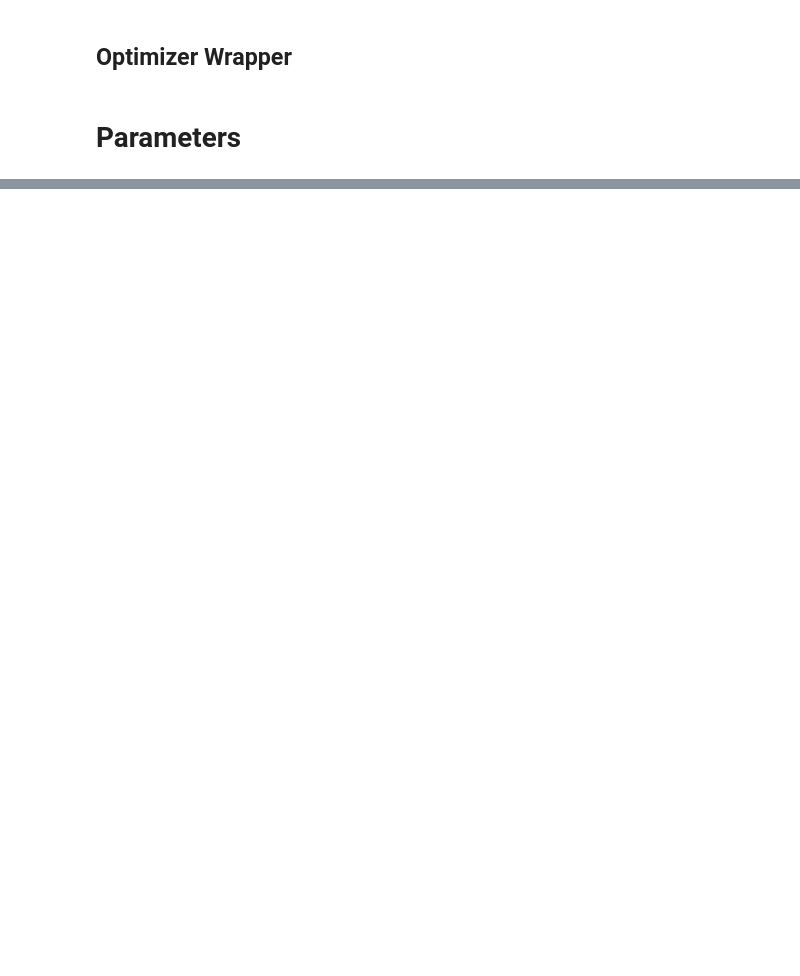
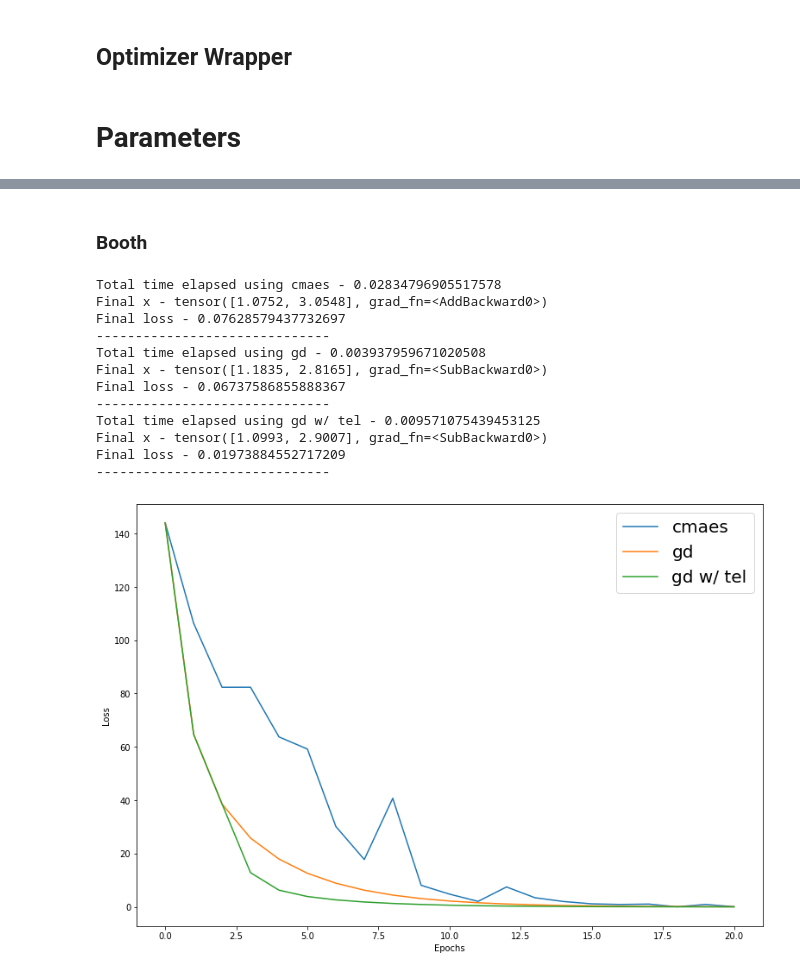
Before and after one commit to guyzam1r/optimization-research, a Jupyter notebook: Optimization.ipynb, the cells around one changed output, grey strips where cells are left out. Drawn from its saved outputs; the diff is of its cells as text; code cells hidden in the pictures; blank space fills up the shorter version.

```diff
--- a/Optimization.ipynb
+++ b/Optimization.ipynb
@@ -507,0 +735,22 @@ Final x: tensor([0.9989, 0.9979, 0.9958, 0.9915, 0.9831], grad_fn=<SubBackward0>
+# %% [markdown]
+### Booth
+# %%
+ts = [[],[],[2]]
+changes = [["gd","lr",0.08], ["cmaes","s",0.5]]
+x_init = torch.tensor([5.0,-5.0],requires_grad=True)
+epochs = 20
+loss_vs_epochs(booth, ["cmaes", "gd", "gd"], epochs, x_init, ts, changes)
+# %% [output]
+Total time elapsed using cmaes - 0.02834796905517578
+Final x - tensor([1.0752, 3.0548], grad_fn=<AddBackward0>)
+Final loss - 0.07628579437732697
+------------------------------
+Total time elapsed using gd - 0.003937959671020508
+Final x - tensor([1.1835, 2.8165], grad_fn=<SubBackward0>)
+Final loss - 0.06737586855888367
+------------------------------
+Total time elapsed using gd w/ tel - 0.009571075439453125
+Final x - tensor([1.0993, 2.9007], grad_fn=<SubBackward0>)
+Final loss - 0.01973884552717209
+------------------------------
+[figure, added]
```
Also changed, not shown: parts of 35 cells of this notebook.
